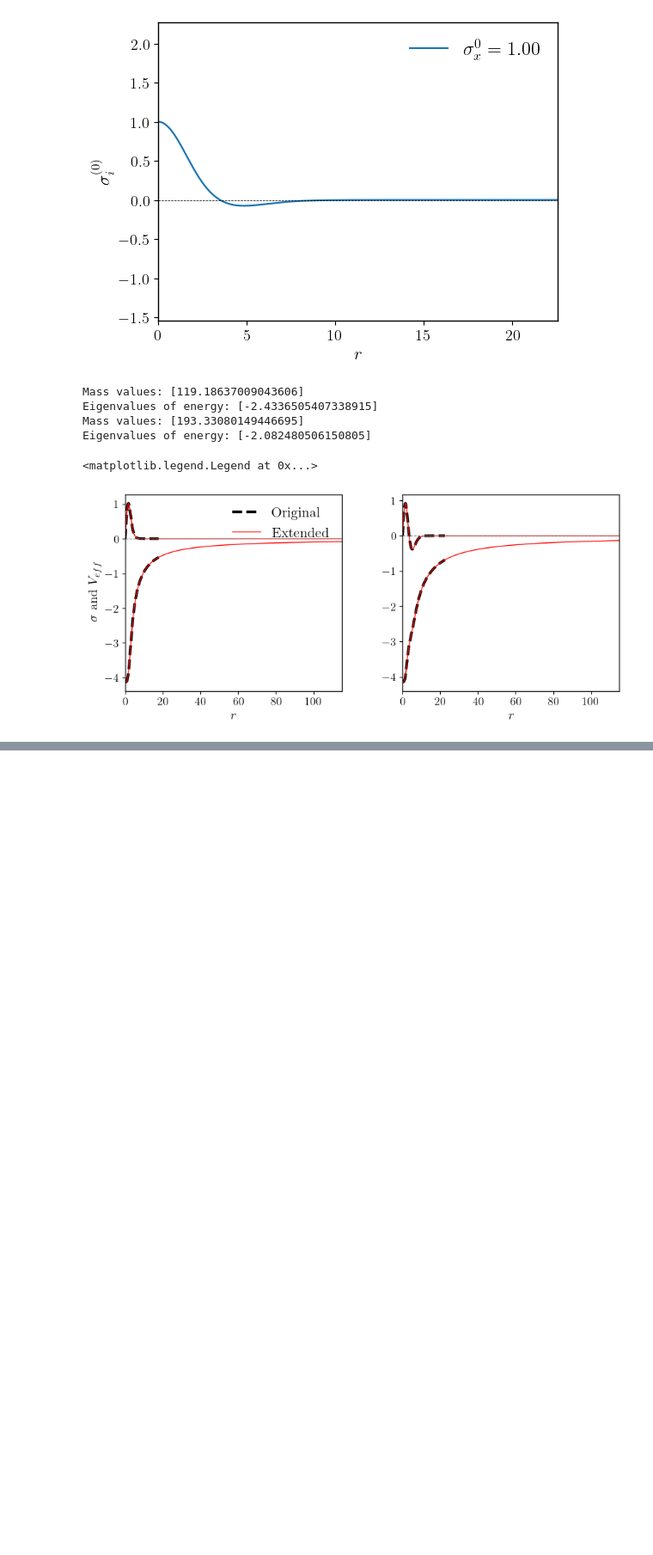
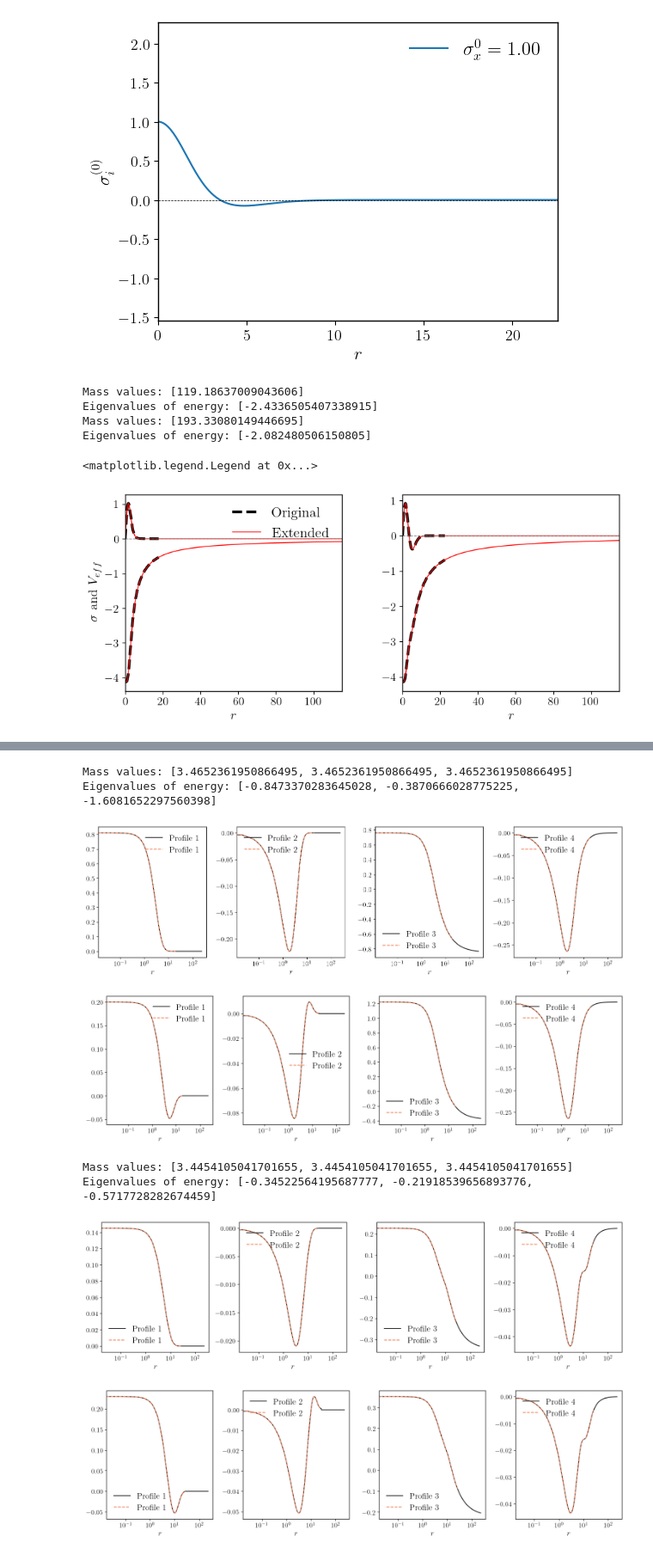
Before and after one commit to Mandy8808/Euskera, a Jupyter notebook: examples/example_making_initial_profile.ipynb, the cells around one changed output, grey strips where cells are left out. Shown: that part at 86% size. Drawn from its saved outputs; the diff is of its cells as text; code cells hidden in the pictures; blank space fills up the shorter version.

```diff
--- a/examples/example_making_initial_profile.ipynb
+++ b/examples/example_making_initial_profile.ipynb
@@ -239,0 +360,19 @@ np.savez("profiles/profiles_crad_lam_0_n_0_1.npz", np.array(dataEx, dtype=object
+# %%
+# Extending the solutions
+Ext = 200
+Np = 1000
+
+confidataEx = []
+for confi in confidata: # confidata datos
+    dataEx = bg.mainExt(confi, mult=True, rmin=0, Nptos=Np, met=met, metExp=1, info=True, indF=-2,
+                    Rtol=Rtol, Atol=Atol, deltaExt=Ext, yscale='linear', xscale='log')  # out [[Ei, rDnew, sDnew, dsDnew, uDnew, duDnew], ..]
+    confidataEx.append(dataEx)
+# %% [output]
+Mass values: [3.4652361950866495, 3.4652361950866495, 3.4652361950866495]
+Eigenvalues of energy: [-0.8473370283645028, -0.3870666028775225, -1.6081652297560398]
+[figure, added]
+[figure, added]
+Mass values: [3.4454105041701655, 3.4454105041701655, 3.4454105041701655]
+Eigenvalues of energy: [-0.34522564195687777, -0.21918539656893776, -0.5717728282674459]
+[figure, added]
+[figure, added]
```
Also changed, not shown: parts of 11 cells of this notebook, 1 other file.
